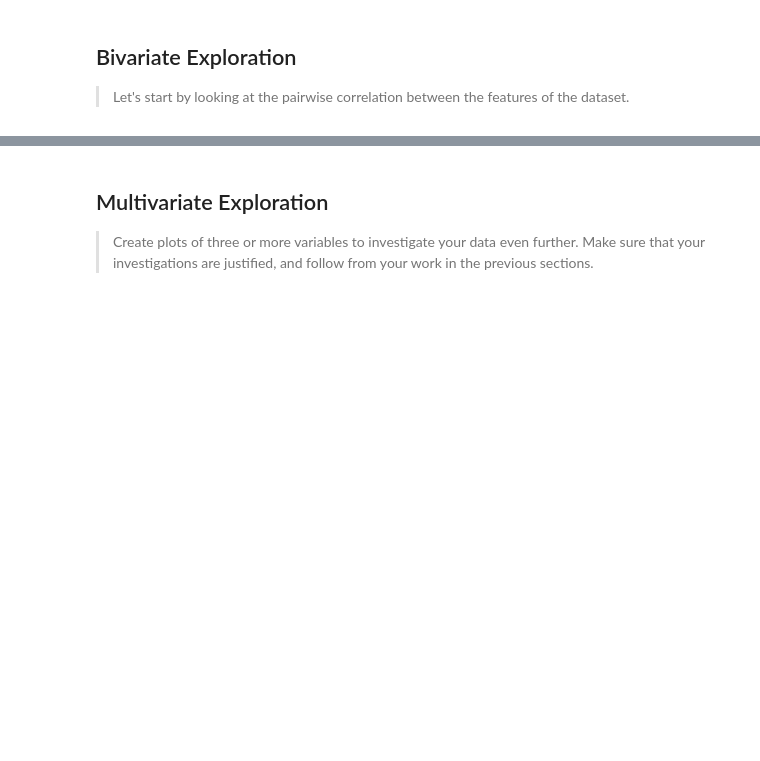
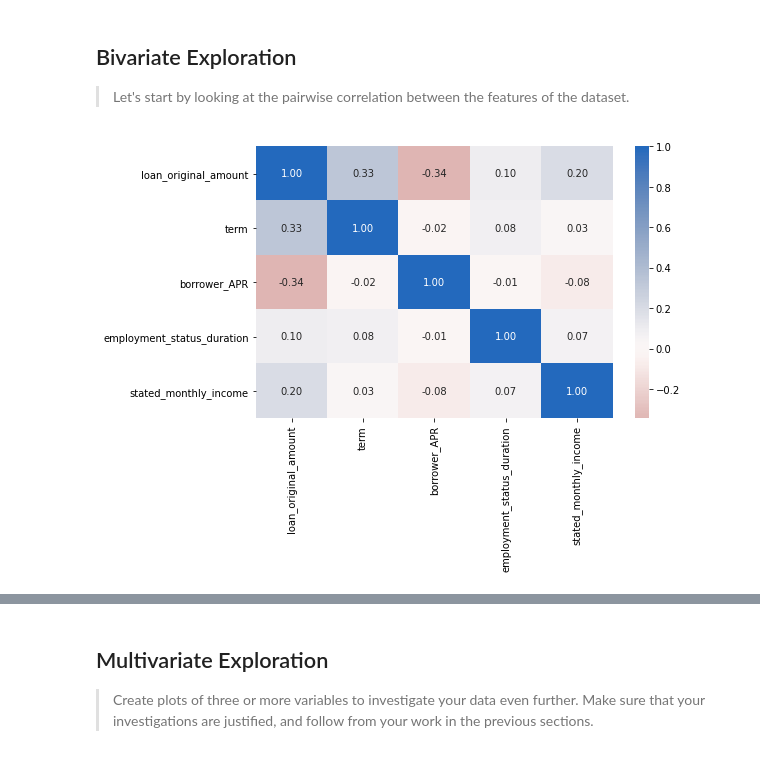
Before and after one commit to jyothirupa/loan-data-visualization, a Jupyter notebook: exploratory_analysis.ipynb, the cells around one changed output, grey strips where cells are left out. Cells and saved outputs as stored; diff of their text form; code cells hidden in the pictures; blank space fills up the shorter version.

```diff
--- a/exploratory_analysis.ipynb
+++ b/exploratory_analysis.ipynb
@@ -599,3 +602,12 @@ draw_countplot(data=loan_data, x='loan_origination_quarter', x_label='Loan Origi
 ## Bivariate Exploration
 
 > Let's start by looking at the pairwise correlation between the features of the dataset.
+# %%
+numeric_vars = ['loan_original_amount', 'term', 'borrower_APR', 'employment_status_duration', 'stated_monthly_income']
+categorical_vars = ['prosper_rating', 'employment_status', 'loan_status']
+# %%
+# correlation heatmap for numeric features
+plt.figure(figsize = [8, 5])
+sb.heatmap(loan_data[numeric_vars].corr(), annot = True, fmt = '.2f', cmap = 'vlag_r', center = 0);
+# %% [output]
+[figure, added]
```
Also changed, not shown: parts of 14 cells of this notebook.
